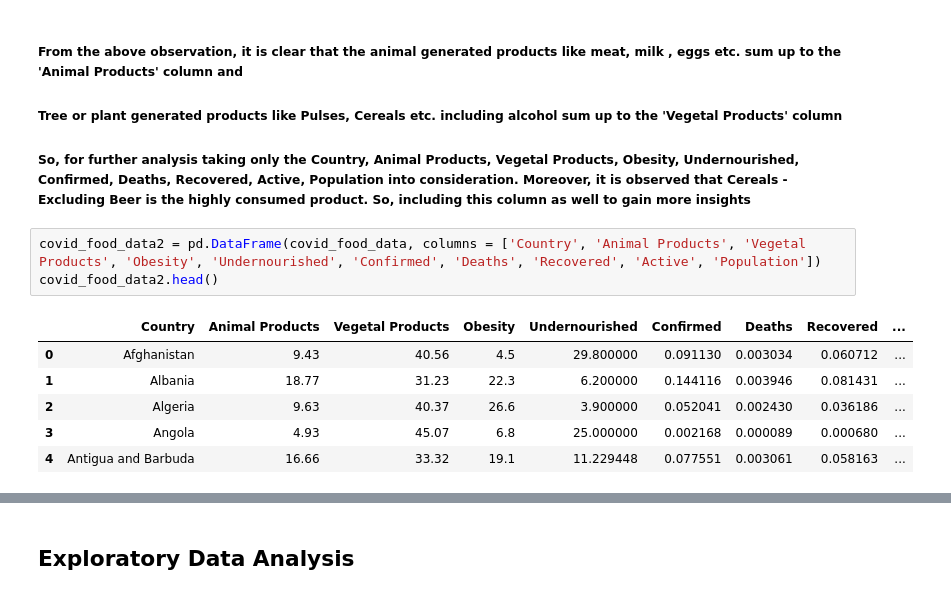
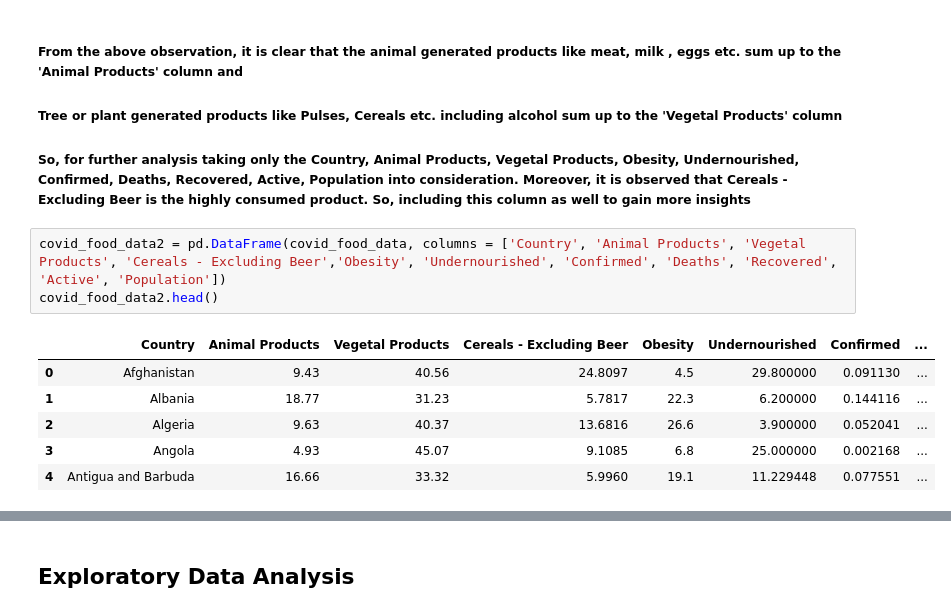
Before and after one commit to MahalavanyaSriram/COVID-19_Prediction, a Jupyter notebook: Kdd_Project.ipynb, the cells around one changed output, grey strips where cells are left out. Drawn from its saved outputs; the diff is of its cells as text.

```diff
--- a/Kdd_Project.ipynb
+++ b/Kdd_Project.ipynb
@@ -203,15 +203,15 @@ covid_food_data = covid_food_data.drop(['Unit (all except Population)'], axis=1)
 ##### Tree or plant generated products like Pulses, Cereals etc. including alcohol sum up to the 'Vegetal Products' column
 ##### So, for further analysis taking only the Country, Animal Products, Vegetal Products, Obesity, Undernourished, Confirmed, Deaths, Recovered, Active, Population into consideration. Moreover, it is observed that Cereals - Excluding Beer is the highly consumed product. So, including this column as well to gain more insights
 # %%
-covid_food_data2 = pd.DataFrame(covid_food_data, columns = ['Country', 'Animal Products', 'Vegetal Products', 'Obesity', 'Undernourished', 'Confirmed', 'Deaths', 'Recovered', 'Active', 'Population'])
+covid_food_data2 = pd.DataFrame(covid_food_data, columns = ['Country', 'Animal Products', 'Vegetal Products', 'Cereals - Excluding Beer','Obesity', 'Undernourished', 'Confirmed', 'Deaths', 'Recovered', 'Active', 'Population'])
 covid_food_data2.head()
 # %% [output]
-|  | Country | Animal Products | Vegetal Products | Obesity | Undernourished | Confirmed | Deaths | Recovered | ... |
-| 0 | Afghanistan | 9.43 | 40.56 | 4.5 | 29.800000 | 0.091130 | 0.003034 | 0.060712 | ... |
-| 1 | Albania | 18.77 | 31.23 | 22.3 | 6.200000 | 0.144116 | 0.003946 | 0.081431 | ... |
-| 2 | Algeria | 9.63 | 40.37 | 26.6 | 3.900000 | 0.052041 | 0.002430 | 0.036186 | ... |
-| 3 | Angola | 4.93 | 45.07 | 6.8 | 25.000000 | 0.002168 | 0.000089 | 0.000680 | ... |
-| 4 | Antigua and Barbuda | 16.66 | 33.32 | 19.1 | 11.229448 | 0.077551 | 0.003061 | 0.058163 | ... |
+|  | Country | Animal Products | Vegetal Products | Cereals - Excluding Beer | Obesity | Undernourished | Confirmed | ... |
+| 0 | Afghanistan | 9.43 | 40.56 | 24.8097 | 4.5 | 29.800000 | 0.091130 | ... |
+| 1 | Albania | 18.77 | 31.23 | 5.7817 | 22.3 | 6.200000 | 0.144116 | ... |
+| 2 | Algeria | 9.63 | 40.37 | 13.6816 | 26.6 | 3.900000 | 0.052041 | ... |
+| 3 | Angola | 4.93 | 45.07 | 9.1085 | 6.8 | 25.000000 | 0.002168 | ... |
+| 4 | Antigua and Barbuda | 16.66 | 33.32 | 5.9960 | 19.1 | 11.229448 | 0.077551 | ... |
 # %%
 # Data Reduction. Since the sample is relatively big with data of all the countries around the world,
 #inroder to reduce the storage capacity round off the values
```
Also changed, not shown: parts of 10 cells of this notebook.
